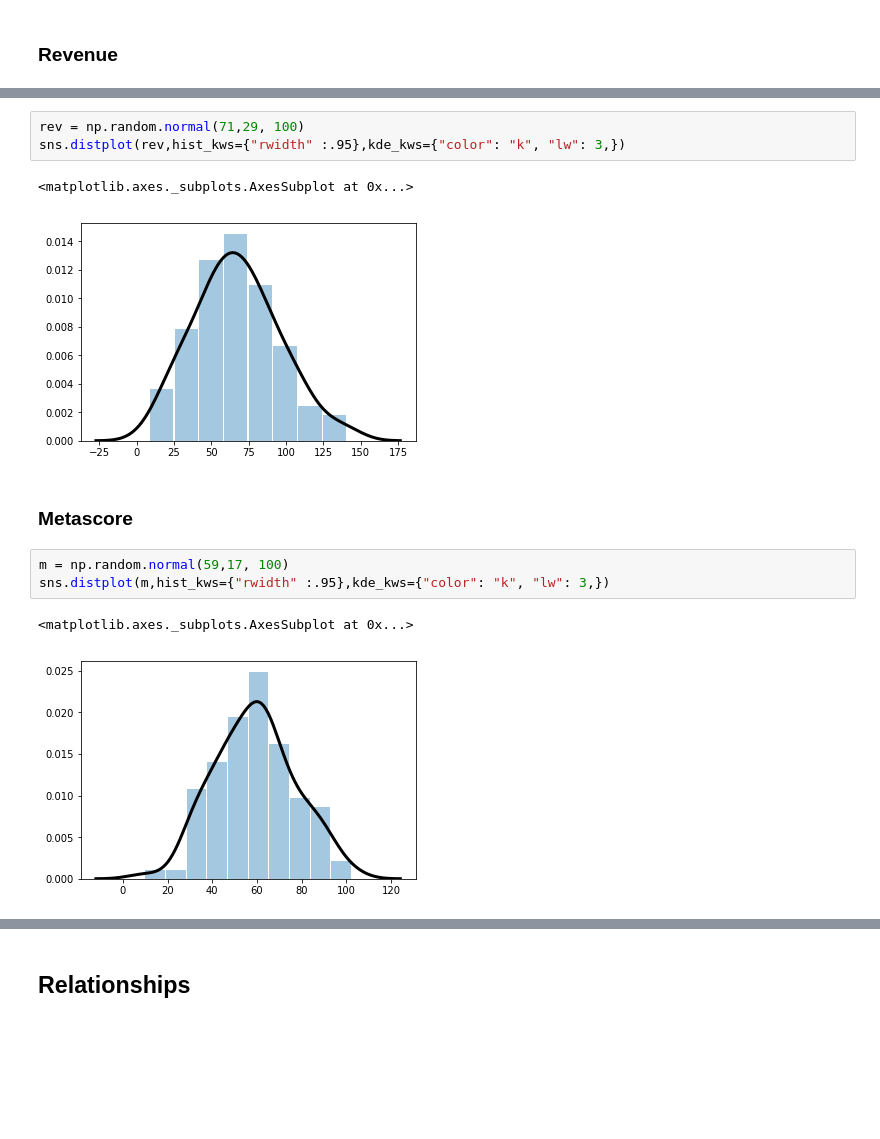
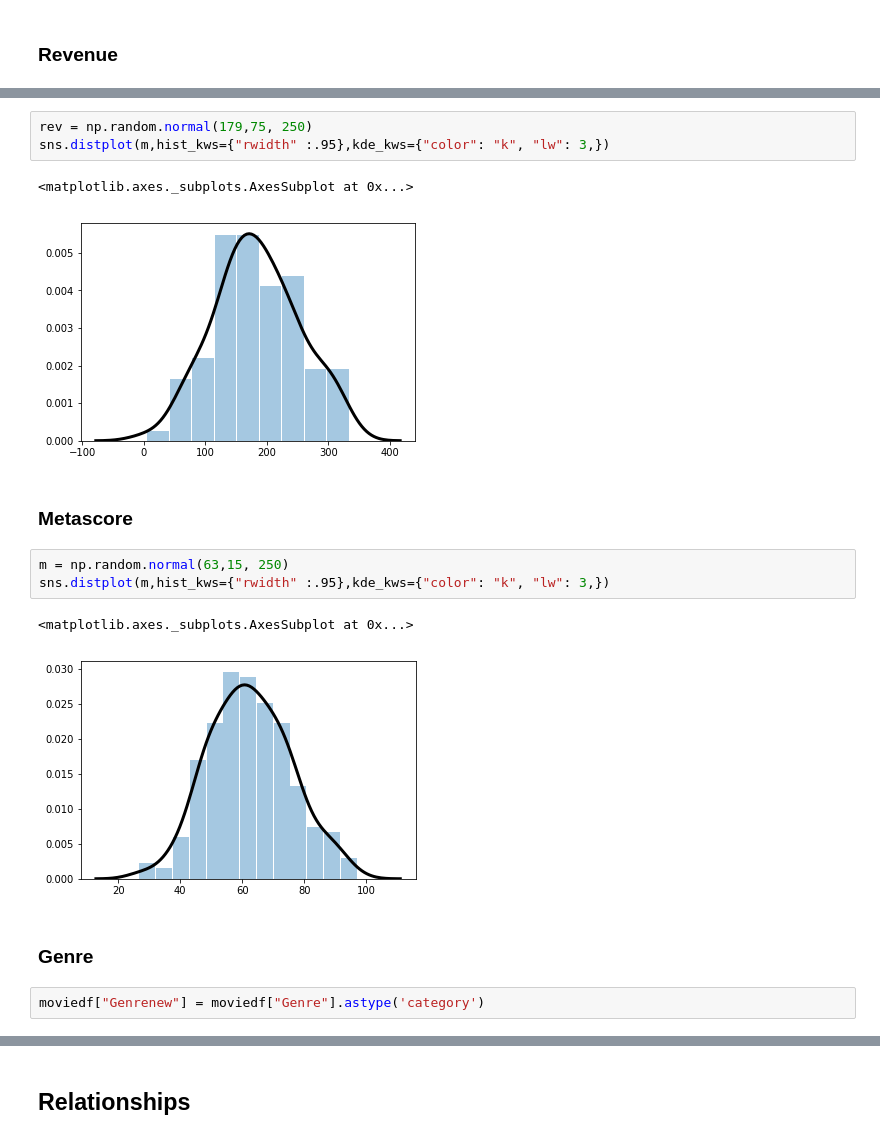
Before and after one commit to donalcarr/DC_Real-World-Simulation, a Jupyter notebook: Project 2018 - Simulation Movies.ipynb, the cells around one changed output, grey strips where cells are left out. Drawn from its saved outputs; the diff is of its cells as text; blank space fills up the shorter version.

```diff
--- a/Project 2018 - Simulation Movies.ipynb
+++ b/Project 2018 - Simulation Movies.ipynb
@@ -196,14 +177,18 @@ Name: Revenue_Millions, dtype: float64
 # %%
-rev = np.random.normal(71,29, 100)
-sns.distplot(rev,hist_kws={"rwidth" :.95},kde_kws={"color": "k", "lw": 3,})
+rev = np.random.normal(179,75, 250)
+sns.distplot(m,hist_kws={"rwidth" :.95},kde_kws={"color": "k", "lw": 3,})
 # %% [output]
 <matplotlib.axes._subplots.AxesSubplot at 0x...>
-[figure, old version]
+[figure, new version]
 # %% [markdown]
 ### Metascore
 # %%
-m = np.random.normal(59,17, 100)
+m = np.random.normal(63,15, 250)
 sns.distplot(m,hist_kws={"rwidth" :.95},kde_kws={"color": "k", "lw": 3,})
 # %% [output]
 <matplotlib.axes._subplots.AxesSubplot at 0x...>
-[figure, old version]
+[figure, new version]
+# %% [markdown]
+### Genre
+# %%
+moviedf["Genrenew"] = moviedf["Genre"].astype('category')
```
Also changed, not shown: parts of 41 cells of this notebook.
